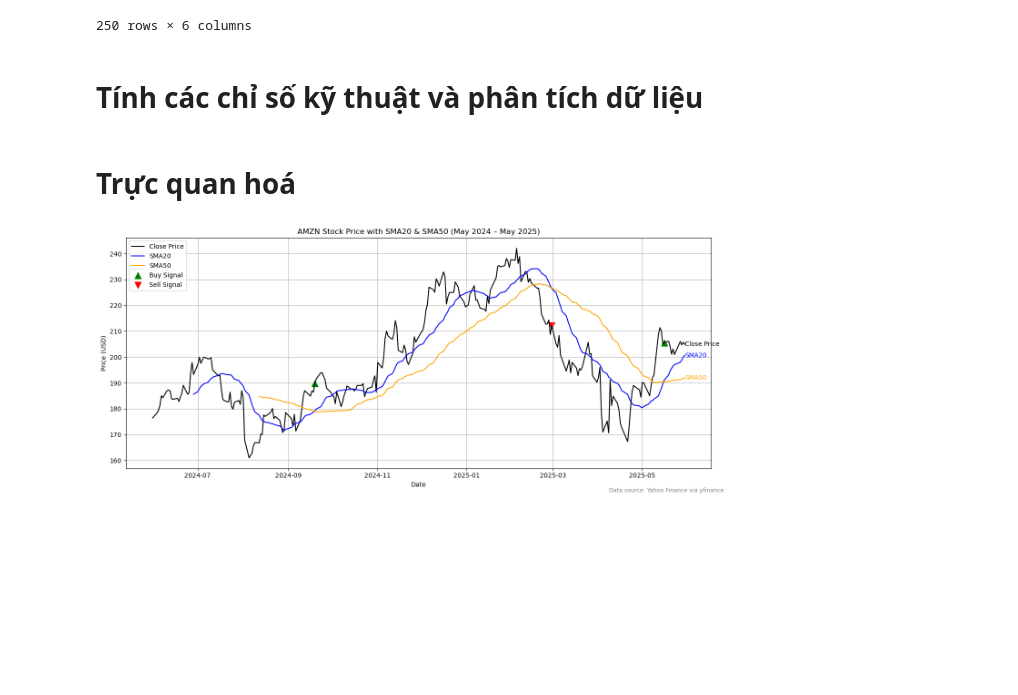
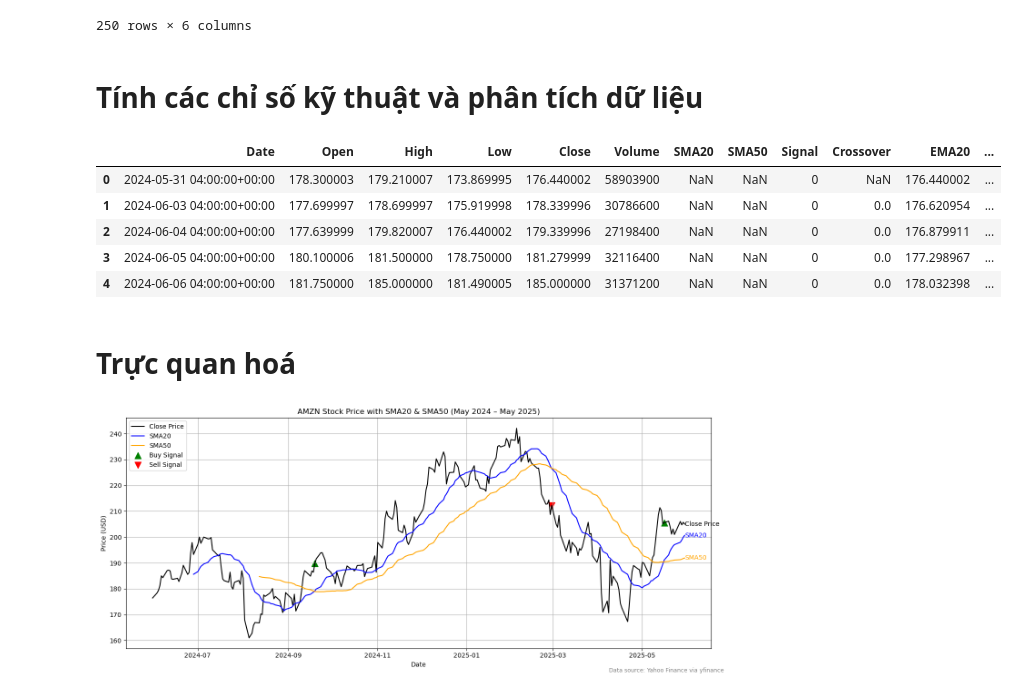
Before and after one commit to nguynVNU/Final-Project-LTXLDL, a Jupyter notebook: BTL_LTXLDL.ipynb, the cells around one changed output. Saved outputs shown, nothing was run; the diff lists cells and outputs as text; code cells hidden in the pictures; blank space fills up the shorter version.

```diff
--- a/BTL_LTXLDL.ipynb
+++ b/BTL_LTXLDL.ipynb
@@ -172,6 +174,18 @@ df['Daily Return'] = df['Close'].pct_change()
 # Volatility theo tháng
 df['Month'] = df['Date'].dt.to_period('M')
 monthly_vol = df.groupby('Month')['Daily Return'].std()
+# %%
+# Dollar Vollume
+df['Dollar Volume'] = df['Close'] * df['Volume']
+df['Dollar Volume (M)'] = df['Dollar Volume'] / 1e6
+df.head()
+# %% [output]
+|  | Date | Open | High | Low | Close | Volume | SMA20 | SMA50 | Signal | Crossover | EMA20 | ... |
+| 0 | 2024-05-31 04:00:00+00:00 | 178.300003 | 179.210007 | 173.869995 | 176.440002 | 58903900 | NaN | NaN | 0 | NaN | 176.440002 | ... |
+| 1 | 2024-06-03 04:00:00+00:00 | 177.699997 | 178.699997 | 175.919998 | 178.339996 | 30786600 | NaN | NaN | 0 | 0.0 | 176.620954 | ... |
+| 2 | 2024-06-04 04:00:00+00:00 | 177.639999 | 179.820007 | 176.440002 | 179.339996 | 27198400 | NaN | NaN | 0 | 0.0 | 176.879911 | ... |
+| 3 | 2024-06-05 04:00:00+00:00 | 180.100006 | 181.500000 | 178.750000 | 181.279999 | 32116400 | NaN | NaN | 0 | 0.0 | 177.298967 | ... |
+| 4 | 2024-06-06 04:00:00+00:00 | 181.750000 | 185.000000 | 181.490005 | 185.000000 | 31371200 | NaN | NaN | 0 | 0.0 | 178.032398 | ... |
 # %% [markdown]
 # Trực quan hoá
 # %%
```
Also changed, not shown: parts of 2 cells of this notebook, 1 other file.
